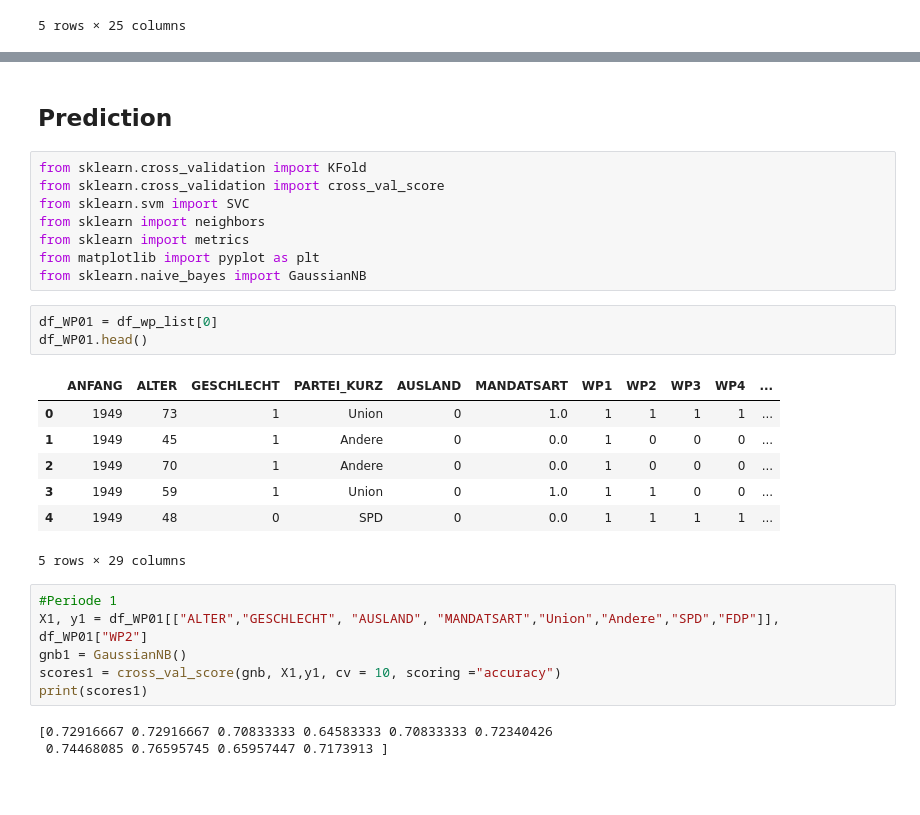
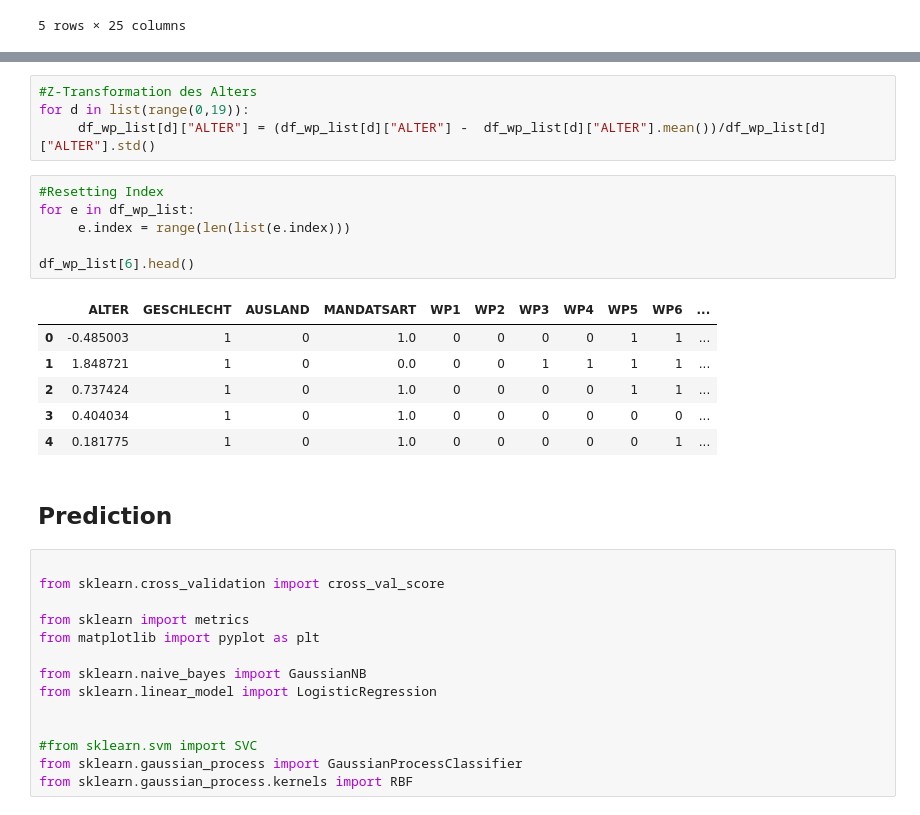
Before and after one commit to techlabsms/project-wt-18-12-Abgeordnetenanalyse, a Jupyter notebook: Prediction.ipynb, the cells around one changed output, grey strips where cells are left out. Saved outputs shown, nothing was run; the diff lists cells and outputs as text; blank space fills up the shorter version.

```diff
--- a/Prediction.ipynb
+++ b/Prediction.ipynb
@@ -112,30 +160,33 @@ See the caveats in the documentation: http://pandas.pydata.org/pandas-docs/stabl
+# %%
+#Z-Transformation des Alters
+for d in list(range(0,19)):
+     df_wp_list[d]["ALTER"] = (df_wp_list[d]["ALTER"] -  df_wp_list[d]["ALTER"].mean())/df_wp_list[d]["ALTER"].std()
+# %%
+#Resetting Index
+for e in df_wp_list:
+     e.index = range(len(list(e.index)))
+
+df_wp_list[6].head()
+# %% [output]
+|  | ALTER | GESCHLECHT | AUSLAND | MANDATSART | WP1 | WP2 | WP3 | WP4 | WP5 | WP6 | ... |
+| 0 | -0.485003 | 1 | 0 | 1.0 | 0 | 0 | 0 | 0 | 1 | 1 | ... |
+| 1 | 1.848721 | 1 | 0 | 0.0 | 0 | 0 | 1 | 1 | 1 | 1 | ... |
+| 2 | 0.737424 | 1 | 0 | 1.0 | 0 | 0 | 0 | 0 | 1 | 1 | ... |
+| 3 | 0.404034 | 1 | 0 | 1.0 | 0 | 0 | 0 | 0 | 0 | 0 | ... |
+| 4 | 0.181775 | 1 | 0 | 1.0 | 0 | 0 | 0 | 0 | 0 | 1 | ... |
 # %% [markdown]
 ## Prediction
 # %%
-from sklearn.cross_validation import KFold
+
 from sklearn.cross_validation import cross_val_score
-from sklearn.svm import SVC
-from sklearn import neighbors
+
 from sklearn import metrics
 from matplotlib import pyplot as plt
+
 from sklearn.naive_bayes import GaussianNB
+from sklearn.linear_model import LogisticRegression
+
+
+#from sklearn.svm import SVC
+from sklearn.gaussian_process import GaussianProcessClassifier
+from sklearn.gaussian_process.kernels import RBF
-# %%
-df_WP01 = df_wp_list[0]
-df_WP01.head()
-# %% [output]
-|  | ANFANG | ALTER | GESCHLECHT | PARTEI_KURZ | AUSLAND | MANDATSART | WP1 | WP2 | WP3 | WP4 | ... |
-| 0 | 1949 | 73 | 1 | Union | 0 | 1.0 | 1 | 1 | 1 | 1 | ... |
-| 1 | 1949 | 45 | 1 | Andere | 0 | 0.0 | 1 | 0 | 0 | 0 | ... |
-| 2 | 1949 | 70 | 1 | Andere | 0 | 0.0 | 1 | 0 | 0 | 0 | ... |
-| 3 | 1949 | 59 | 1 | Union | 0 | 1.0 | 1 | 1 | 0 | 0 | ... |
-| 4 | 1949 | 48 | 0 | SPD | 0 | 0.0 | 1 | 1 | 1 | 1 | ... |
-5 rows × 29 columns
-# %%
-#Periode 1
-X1, y1 = df_WP01[["ALTER","GESCHLECHT", "AUSLAND", "MANDATSART","Union","Andere","SPD","FDP"]], df_WP01["WP2"]
-gnb1 = GaussianNB()
-scores1 = cross_val_score(gnb, X1,y1, cv = 10, scoring ="accuracy")
-print(scores1)
-# %% [output]
-[0.72916667 0.72916667 0.70833333 0.64583333 0.70833333 0.72340426
- 0.74468085 0.76595745 0.65957447 0.7173913 ]
```
Also changed, not shown: parts of 13 cells of this notebook.
